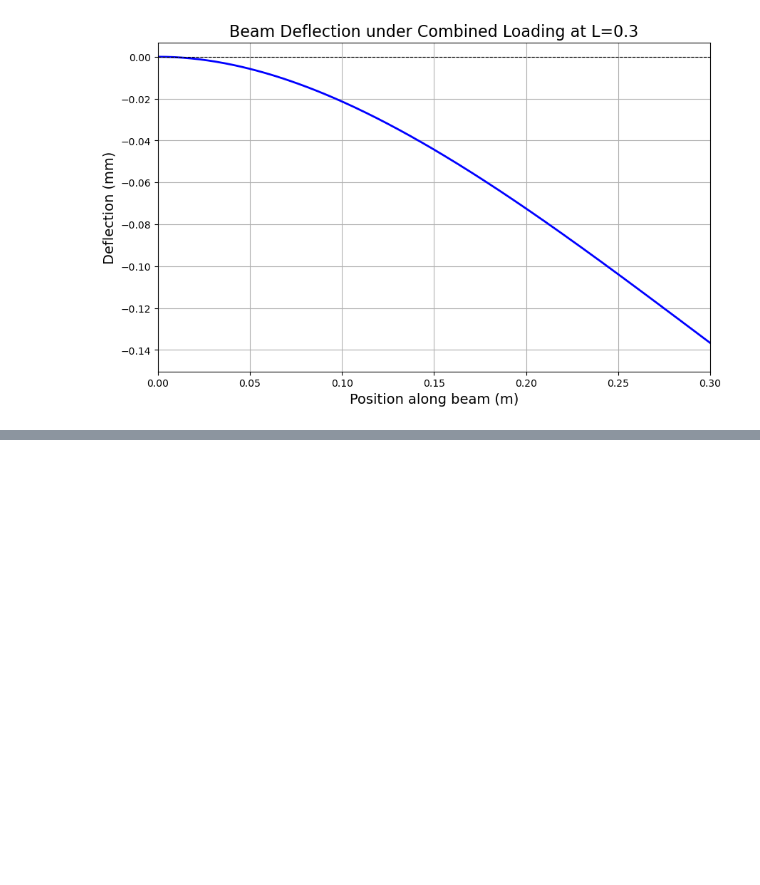
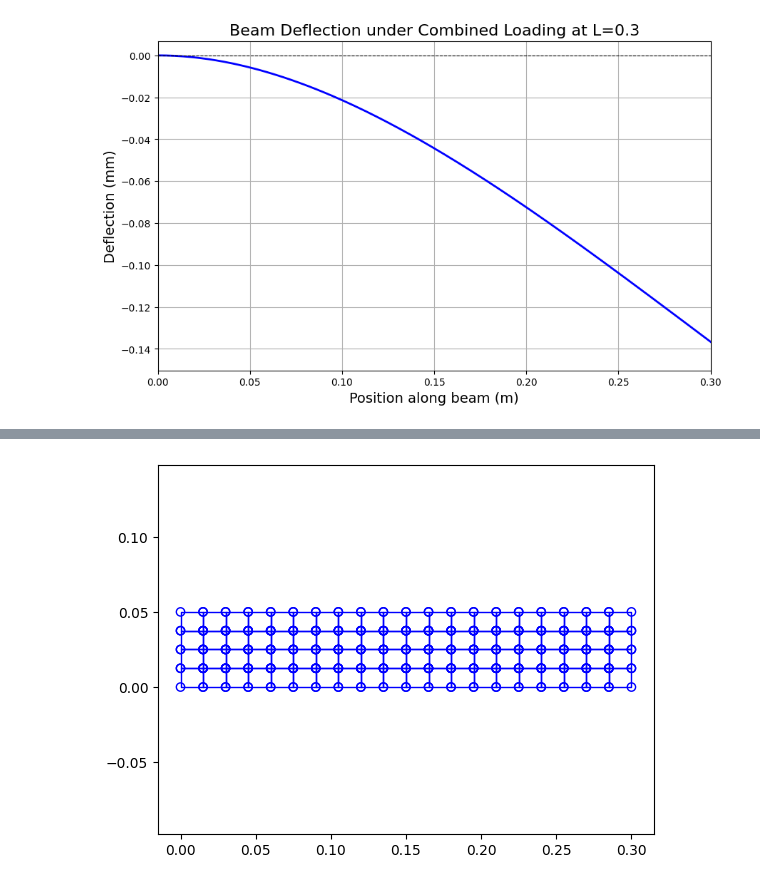
Before and after one commit to MartinStjernkvist/Applied-Mechanics, a Jupyter notebook: TME235/Assignment_1&2.ipynb, the cells around one changed output, grey strips where cells are left out. Drawn from its saved outputs; the diff is of its cells as text; code cells hidden in the pictures; blank space fills up the shorter version.

```diff
--- a/TME235/Assignment_1&2.ipynb
+++ b/TME235/Assignment_1&2.ipynb
@@ -184,0 +187,91 @@ $\displaystyle \frac{q_{0} x^{4}}{24 E I} + \frac{x^{3} \left(- L q_{0} - P\righ
+# %%
+from quadmesh import *
+import numpy as np
+import calfem.core as cfc
+import calfem.vis_mpl as cfv
+
+# Material data
+
+E = 200e3
+v = 0.3
+ptype = 1
+ep = [ptype, 1]
+Dmat = cfc.hooke(ptype, E, v)
+
+
+L=L1
+E=220e9
+b=h=0.05
+I = b*h**3/12; #moment of inertia
+rho = 7800; #density
+g = 9.81
+m = 130
+P = -m*g
+poisson = 0.3
+q0 = -h*b*rho*g
+Ks = 5/6
+A = b*h
+G = E/(2*(1+poisson))
+
+
+
+F = -m*g
+q0 = -h*b*rho*g
+
+# Create and plot rectangular mesh using quadmesh.py
+
+L1 = 3; L2 = 0.3
+length1 = L1
+length2 = L2
+
+h = b = 0.05
+height = h
+thickness = b
+
+p1 = np.array([0., 0.]) # Lower left corner
+p2 = np.array([length2, height]) # Upper right corner
+
+nelx = 20; nely = 4 # Number of elements in x and y direction
+
+ndof_per_node = 2 # Number of dofs per node
+nnode = (nelx+1) * (nely+1) # Number of nodes
+nDofs = ndof_per_node * nnode # Number of degrees of freedom
+
+Q = np.zeros((nely, 2)) # Define a matrix to store all distributed loads for each element (q_x, q_y)
+Q[[3-1], 1] = q0  # Applied in the y-direction => index 1, element 3
+#display(Q)
+
+eq = [0, -q0]
+
+
+# Generating mesh
+
+Ex, Ey, Edof, B1, B2, B3, B4, P1, P2, P3, P4 = quadmesh(p1, p2, nelx, nely, ndof_per_node)
+cfv.eldraw2(Ex, Ey) # Plotting the mesh
+
+#display(Edof)
+#display("Ex", Ex)
+
+## Initializing boundary condition vectors
+
+bc = np.array([], 'i')
+bc_val = np.array([], 'f')
+bc = B4
+bcval = 0. * np.ones(np.size(bc))
+
+display(bc)
+
+# Initializing empty stiffness matrix
+K = np.zeros([nDofs, nDofs])
+f = np.zeros((nDofs, 1))
+
+for eltopo, elx, ely, in zip(Edof, Ex, Ey):
+    Ke = cfc.planqe(elx, ely, ep, Dmat)
+    cfc.assem(eltopo, K, Ke)
+
+
+
+
+
+f[-1] += F
+# %% [output]
@@ -184,0 +292 @@ $\displaystyle \frac{q_{0} x^{4}}{24 E I} + \frac{x^{3} \left(- L q_{0} - P\righ
+[figure, added]
```
Also changed, not shown: parts of 8 cells of this notebook.
